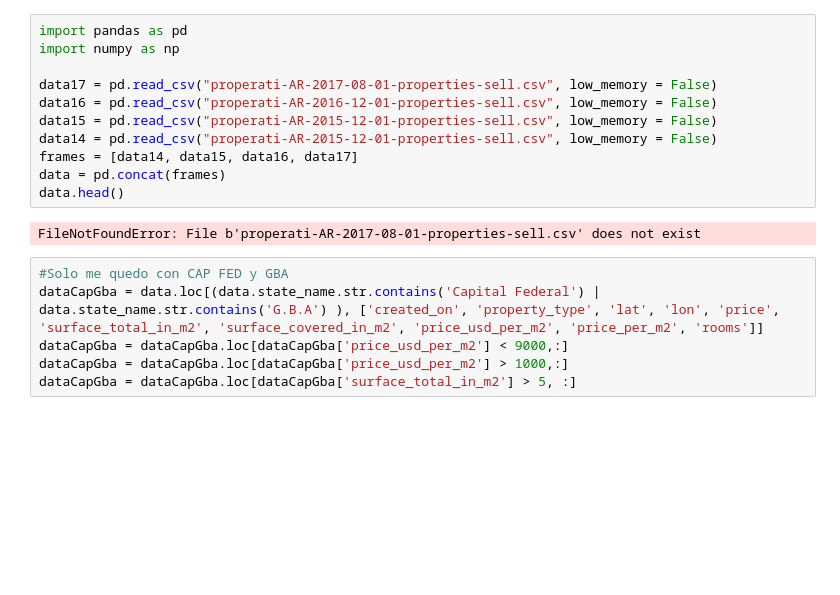
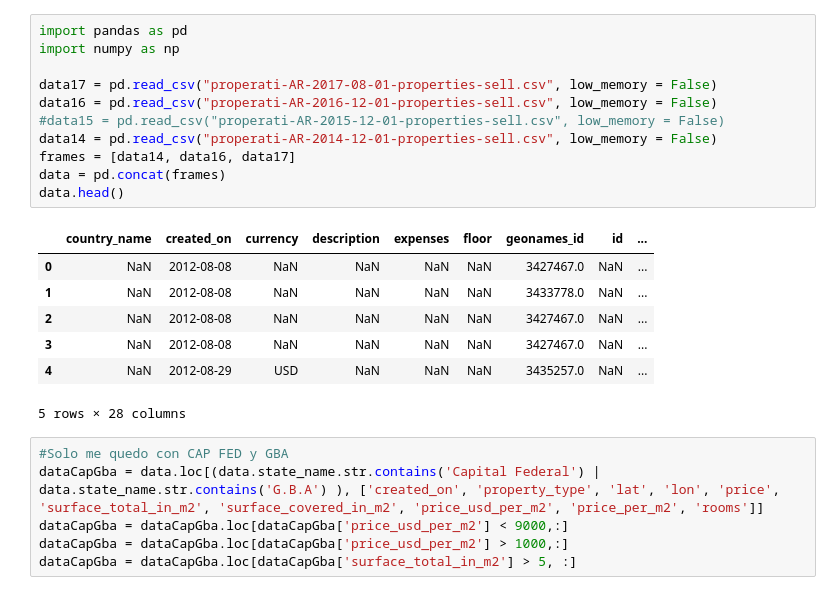
Before and after one commit to Belovic94/TP1-Analisis-Exploratorio, a Jupyter notebook: TP 2 - Machine Learning/Machine Learning.ipynb, the cells around one changed output. Saved outputs shown, nothing was run; the diff lists cells and outputs as text; blank space fills up the shorter version.

```diff
--- a/TP 2 - Machine Learning/Machine Learning.ipynb
+++ b/TP 2 - Machine Learning/Machine Learning.ipynb
@@ -1,16 +1,22 @@
 # %%
 import pandas as pd
 import numpy as np
 
 data17 = pd.read_csv("properati-AR-2017-08-01-properties-sell.csv", low_memory = False)
 data16 = pd.read_csv("properati-AR-2016-12-01-properties-sell.csv", low_memory = False)
-data15 = pd.read_csv("properati-AR-2015-12-01-properties-sell.csv", low_memory = False)
-data14 = pd.read_csv("properati-AR-2015-12-01-properties-sell.csv", low_memory = False)
-frames = [data14, data15, data16, data17]
+#data15 = pd.read_csv("properati-AR-2015-12-01-properties-sell.csv", low_memory = False)
+data14 = pd.read_csv("properati-AR-2014-12-01-properties-sell.csv", low_memory = False)
+frames = [data14, data16, data17]
 data = pd.concat(frames)
 data.head()
 # %% [output]
+|  | country_name | created_on | currency | description | expenses | floor | geonames_id | id | ... |
+| 0 | NaN | 2012-08-08 | NaN | NaN | NaN | NaN | 3427467.0 | NaN | ... |
+| 1 | NaN | 2012-08-08 | NaN | NaN | NaN | NaN | 3433778.0 | NaN | ... |
+| 2 | NaN | 2012-08-08 | NaN | NaN | NaN | NaN | 3427467.0 | NaN | ... |
+| 3 | NaN | 2012-08-08 | NaN | NaN | NaN | NaN | 3427467.0 | NaN | ... |
+| 4 | NaN | 2012-08-29 | USD | NaN | NaN | NaN | 3435257.0 | NaN | ... |
-FileNotFoundError: File b'properati-AR-2017-08-01-properties-sell.csv' does not exist
+5 rows × 28 columns
 # %%
 #Solo me quedo con CAP FED y GBA
 dataCapGba = data.loc[(data.state_name.str.contains('Capital Federal') | data.state_name.str.contains('G.B.A') ), ['created_on', 'property_type', 'lat', 'lon', 'price', 'surface_total_in_m2', 'surface_covered_in_m2', 'price_usd_per_m2', 'price_per_m2', 'rooms']]
```
Also changed, not shown: parts of 4 cells of this notebook, 8 other files.
